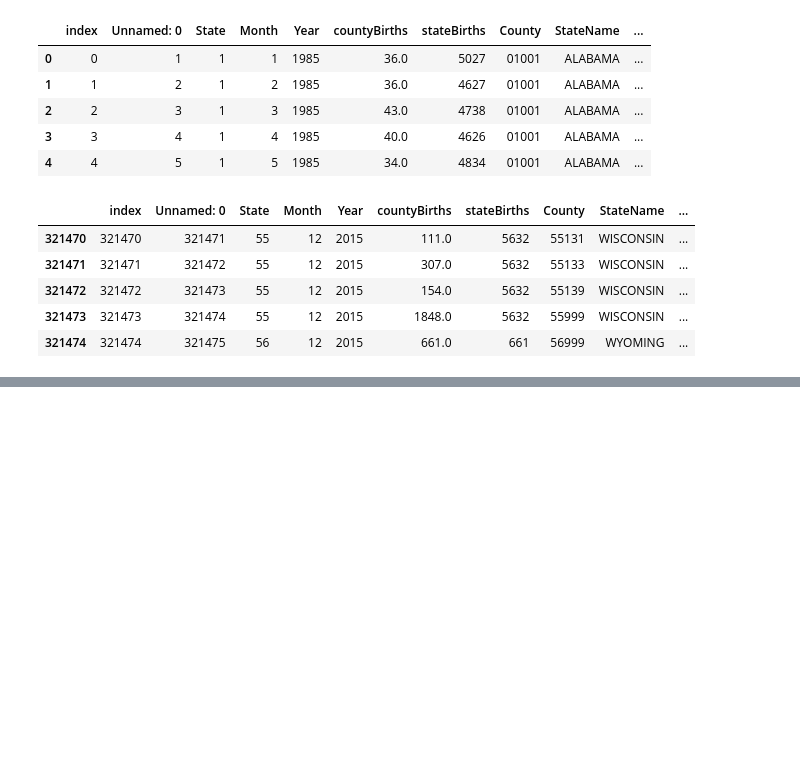
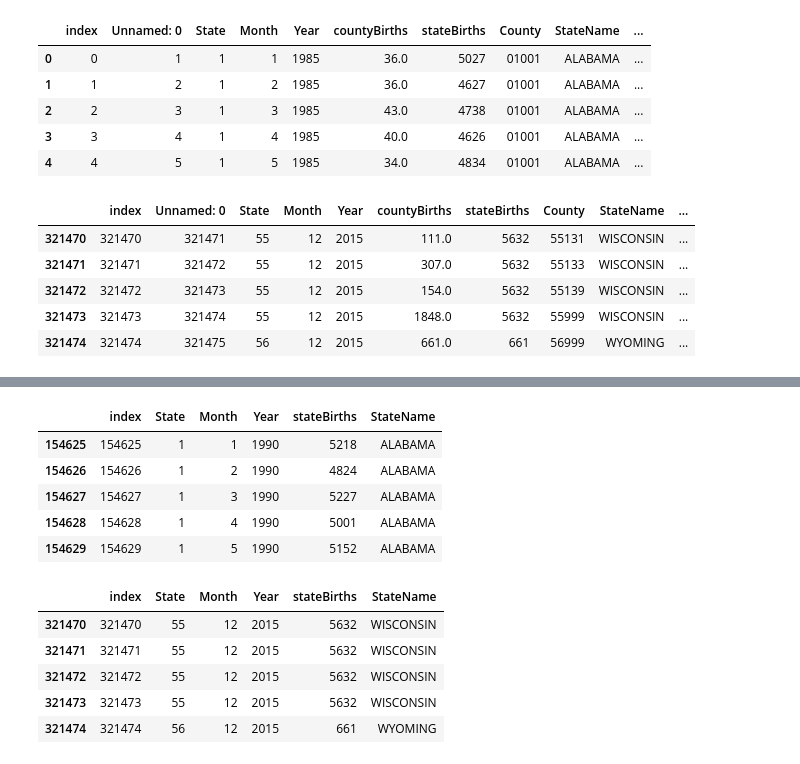
Before and after one commit to Aquamarine278/AI-Bootcamp-Project-1, a Jupyter notebook: birthdata_1.ipynb, the cells around one changed output, grey strips where cells are left out. Cells and saved outputs as stored; diff of their text form; code cells hidden in the pictures; blank space fills up the shorter version.

```diff
--- a/birthdata_1.ipynb
+++ b/birthdata_1.ipynb
@@ -207,0 +230,18 @@ display(birth_data_df.tail())
+# %%
+#create a new dataframe with no county, CountyName, County columns
+birth_data_state_1990_2015_df = birth_data_1990_2015_df.drop(columns=['County', 'CountyName','countyBirths'])
+display(birth_data_state_1990_2015_df.head())
+display(birth_data_state_1990_2015_df.tail())
+# %% [output]
+|  | index | State | Month | Year | stateBirths | StateName |
+| 154625 | 154625 | 1 | 1 | 1990 | 5218 | ALABAMA |
+| 154626 | 154626 | 1 | 2 | 1990 | 4824 | ALABAMA |
+| 154627 | 154627 | 1 | 3 | 1990 | 5227 | ALABAMA |
+| 154628 | 154628 | 1 | 4 | 1990 | 5001 | ALABAMA |
+| 154629 | 154629 | 1 | 5 | 1990 | 5152 | ALABAMA |
+|  | index | State | Month | Year | stateBirths | StateName |
+| 321470 | 321470 | 55 | 12 | 2015 | 5632 | WISCONSIN |
+| 321471 | 321471 | 55 | 12 | 2015 | 5632 | WISCONSIN |
+| 321472 | 321472 | 55 | 12 | 2015 | 5632 | WISCONSIN |
+| 321473 | 321473 | 55 | 12 | 2015 | 5632 | WISCONSIN |
+| 321474 | 321474 | 56 | 12 | 2015 | 661 | WYOMING |
```
Also changed, not shown: parts of 4 cells of this notebook.
